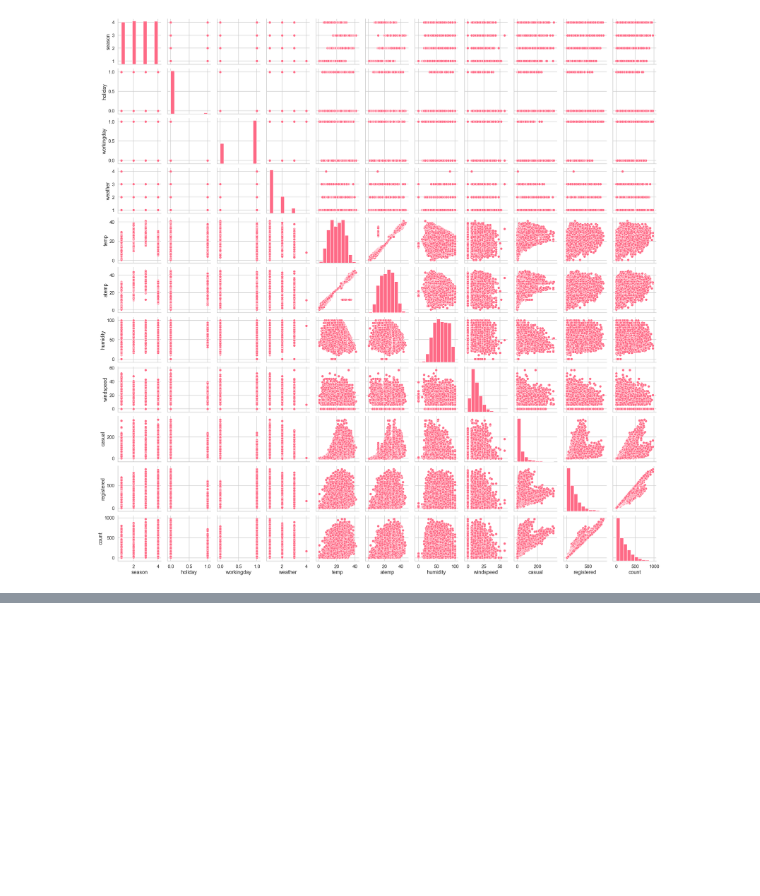
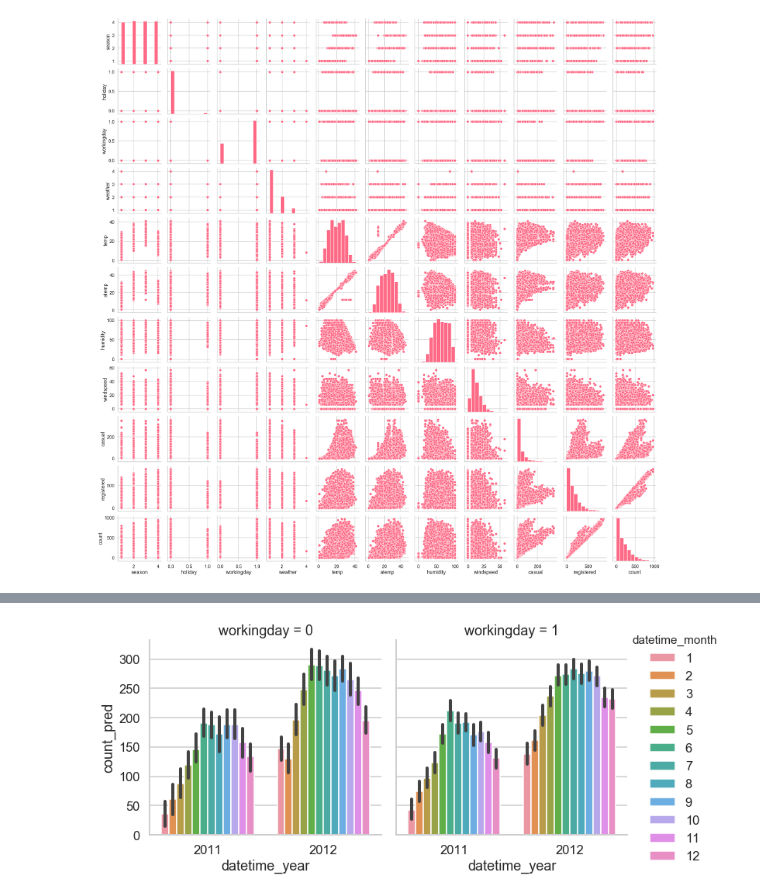
Before and after one commit to julisep/SPICEDbootcamp, a Jupyter notebook: Week_03/Bicycle/Bicycle.ipynb, the cells around one changed output, grey strips where cells are left out. Drawn from its saved outputs; the diff is of its cells as text; code cells hidden in the pictures; blank space fills up the shorter version.

```diff
--- a/Week_03/Bicycle/Bicycle.ipynb
+++ b/Week_03/Bicycle/Bicycle.ipynb
@@ -85,0 +183,4 @@ AttributeError: 'Int64Index' object has no attribute 'month'
+# %%
+g = sns.catplot(x='datetime_year', y='count_pred', kind='bar', hue = 'datetime_month', col = 'workingday', data=X_train)
+# %% [output]
+[figure, added]
```
Also changed, not shown: parts of 21 cells of this notebook, 3 other files.
